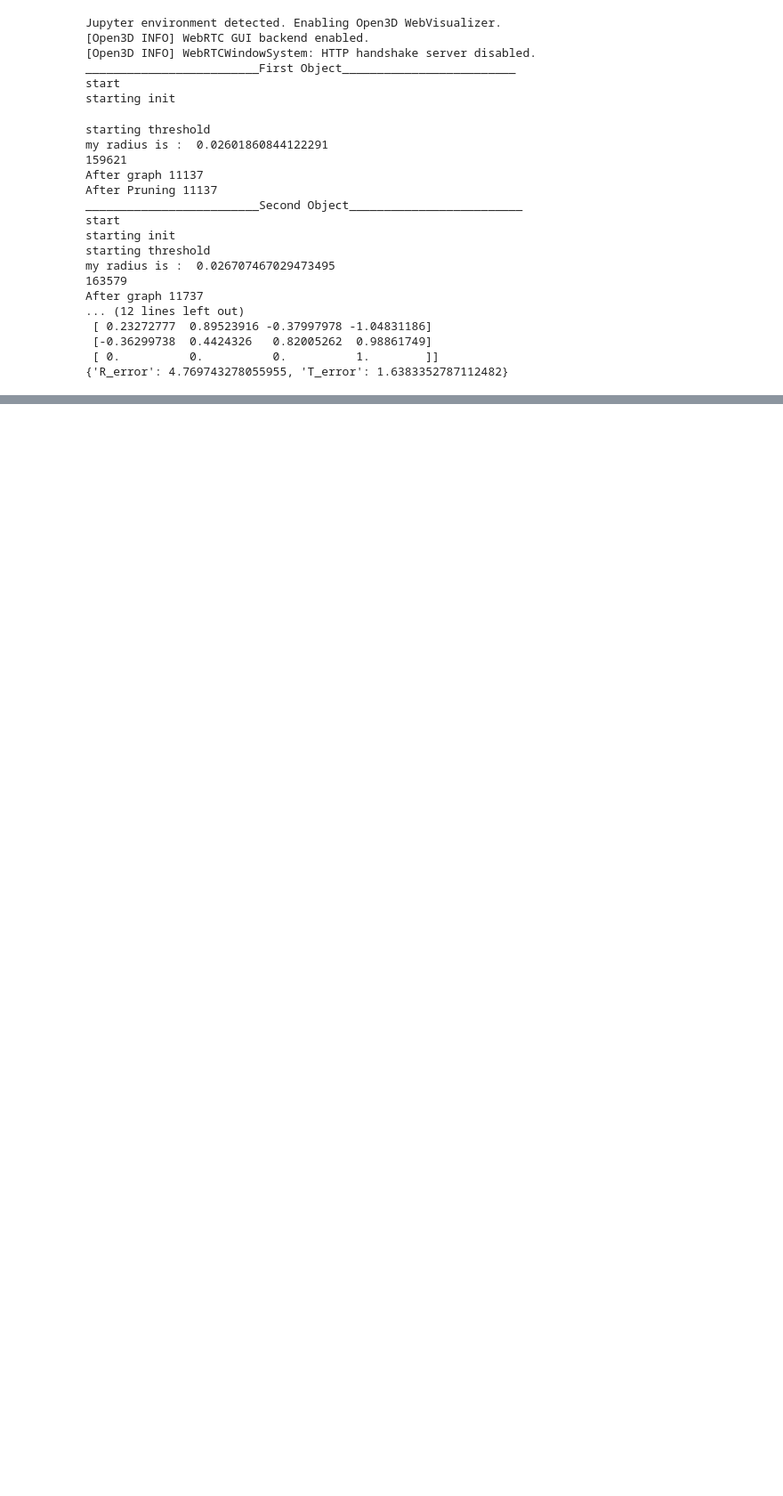
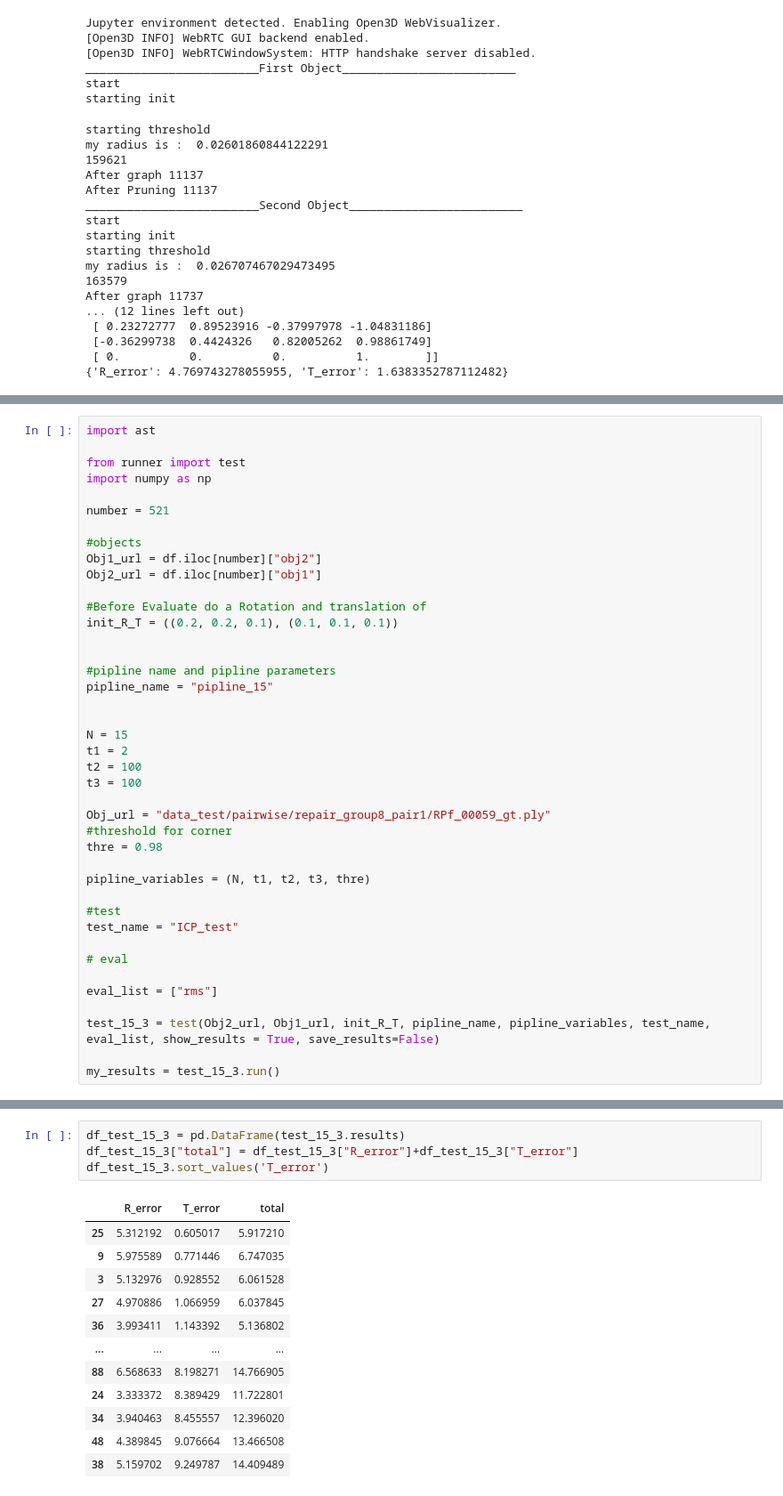
Before and after one commit to RePAIRProject/AAFR, a Jupyter notebook: Untitled3.ipynb, the cells around one changed output, grey strips where cells are left out. Shown: that part at 89% size. Cells and saved outputs as stored; diff of their text form; blank space fills up the shorter version.

```diff
--- a/Untitled3.ipynb
+++ b/Untitled3.ipynb
@@ -668,0 +1064,41 @@ test_brick_2.draw_registration_result_original_color(test_brick_2.Obj1,test_bric
+# %%
+import ast
+
+from runner import test
+import numpy as np
+
+number = 521
+
+#objects
+Obj1_url = df.iloc[number]["obj2"]
+Obj2_url = df.iloc[number]["obj1"]
+
+#Before Evaluate do a Rotation and translation of
+init_R_T = ((0.2, 0.2, 0.1), (0.1, 0.1, 0.1))
+
+
+#pipline name and pipline parameters
+pipline_name = "pipline_15"
+
+
+N = 15
+t1 = 2
+t2 = 100
+t3 = 100
+
+Obj_url = "data_test/pairwise/repair_group8_pair1/RPf_00059_gt.ply"
+#threshold for corner
+thre = 0.98
+
+pipline_variables = (N, t1, t2, t3, thre)
+
+#test
+test_name = "ICP_test"
+
+# eval
+
+eval_list = ["rms"]
+
+test_15_3 = test(Obj2_url, Obj1_url, init_R_T, pipline_name, pipline_variables, test_name, eval_list, show_results = True, save_results=False)
+
+my_results = test_15_3.run()
@@ -668,0 +1126,17 @@ test_brick_2.draw_registration_result_original_color(test_brick_2.Obj1,test_bric
+# %%
+df_test_15_3 = pd.DataFrame(test_15_3.results)
+df_test_15_3["total"] = df_test_15_3["R_error"]+df_test_15_3["T_error"]
+df_test_15_3.sort_values('T_error')
+# %% [output]
+|  | R_error | T_error | total |
+| 25 | 5.312192 | 0.605017 | 5.917210 |
+| 9 | 5.975589 | 0.771446 | 6.747035 |
+| 3 | 5.132976 | 0.928552 | 6.061528 |
+| 27 | 4.970886 | 1.066959 | 6.037845 |
+| 36 | 3.993411 | 1.143392 | 5.136802 |
+| ... | ... | ... | ... |
+| 88 | 6.568633 | 8.198271 | 14.766905 |
+| 24 | 3.333372 | 8.389429 | 11.722801 |
+| 34 | 3.940463 | 8.455557 | 12.396020 |
+| 48 | 4.389845 | 9.076664 | 13.466508 |
+| 38 | 5.159702 | 9.249787 | 14.409489 |
```
Also changed, not shown: parts of 84 cells of this notebook, 3 other files.
